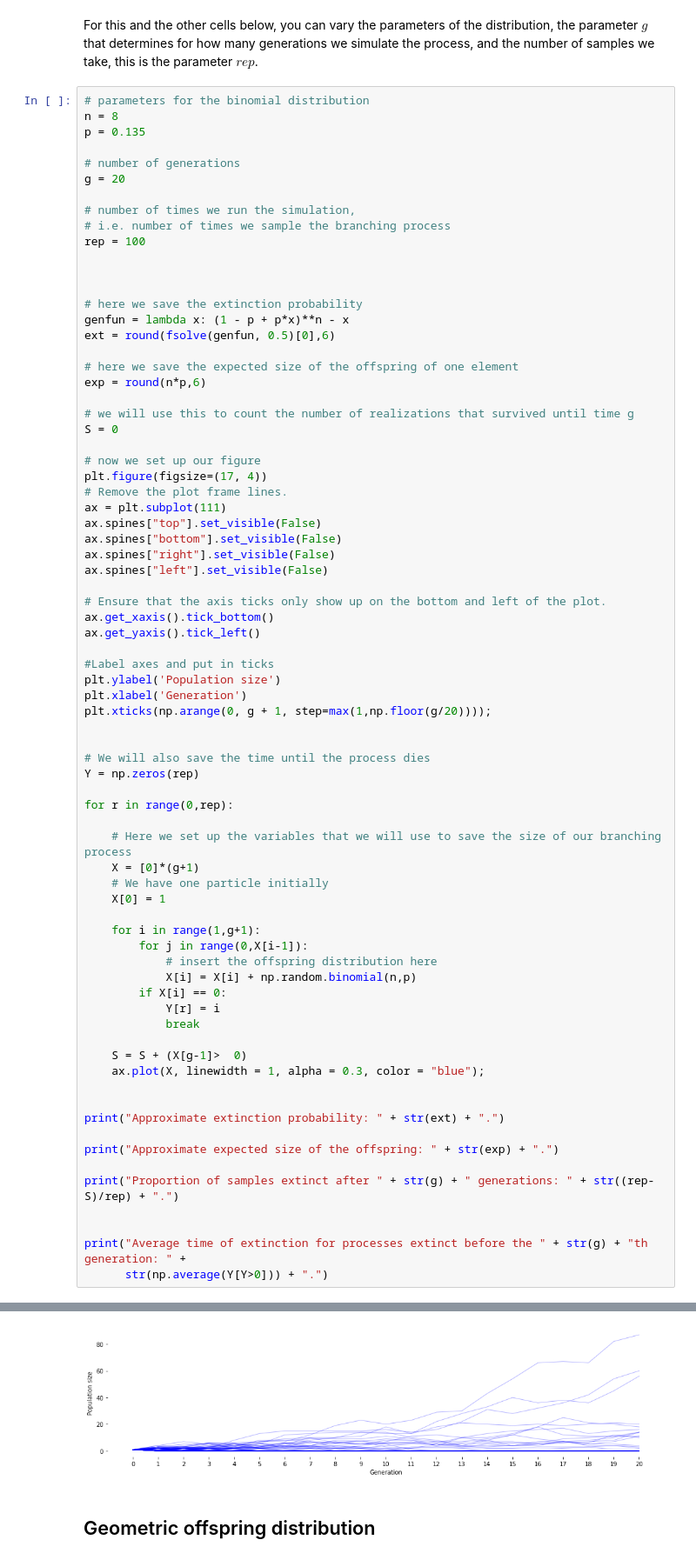
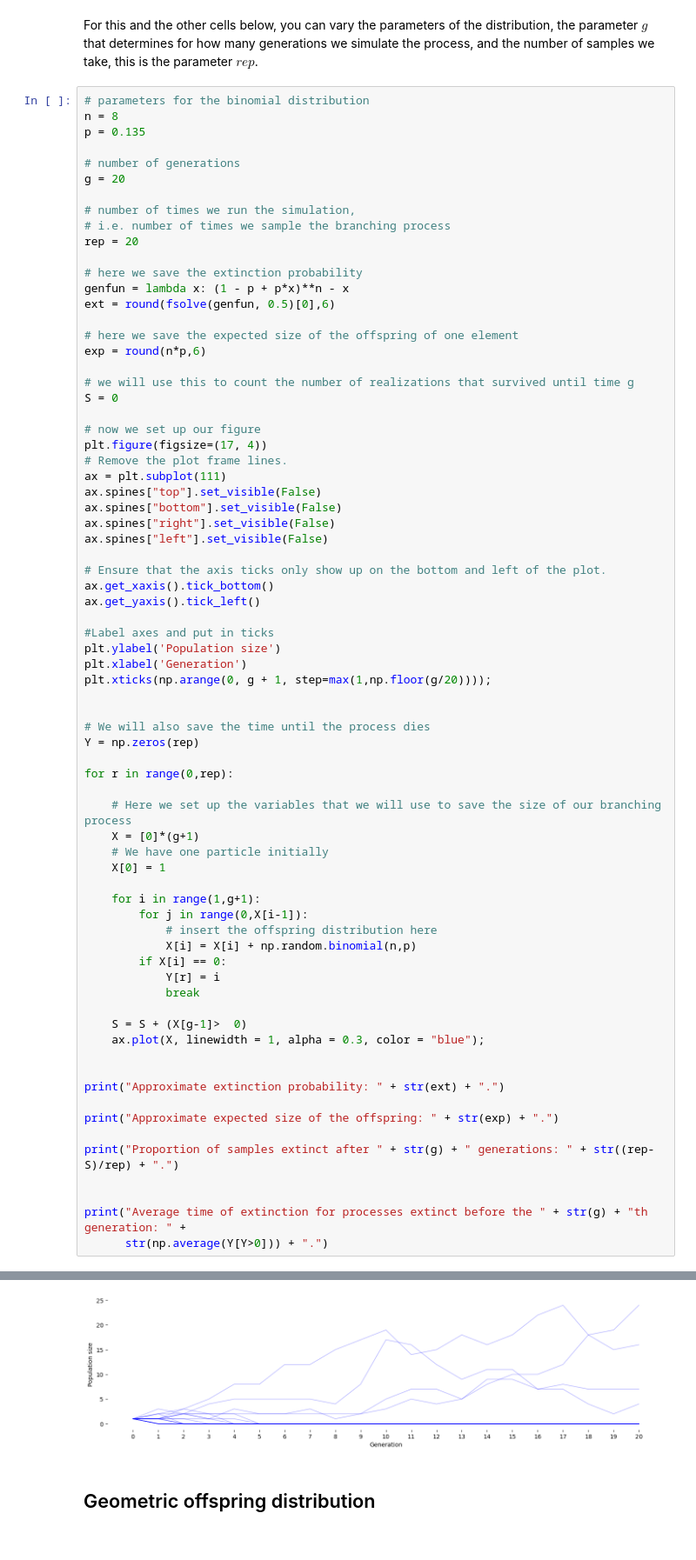
Before and after one commit to ellahiesmayr/stat150, a Jupyter notebook: notebook4.ipynb, the cells around one changed output, grey strips where cells are left out. Shown at 87% size. Drawn from its saved outputs; the diff is of its cells as text.

```diff
--- a/notebook4.ipynb
+++ b/notebook4.ipynb
@@ -24,9 +24,7 @@ g = 20
 
 # number of times we run the simulation,
 # i.e. number of times we sample the branching process
-rep = 100
-
-
+rep = 20
 
 # here we save the extinction probability
 genfun = lambda x: (1 - p + p*x)**n - x
@@ -96,4 +94,4 @@ Average time of extinction for processes extinct before the 20th generation: 3.0
-[figure, old version]
+[figure, new version]
 # %% [markdown]
 ## Geometric offspring distribution
 # %% [markdown]
```
Also changed, not shown: parts of 5 cells of this notebook.
